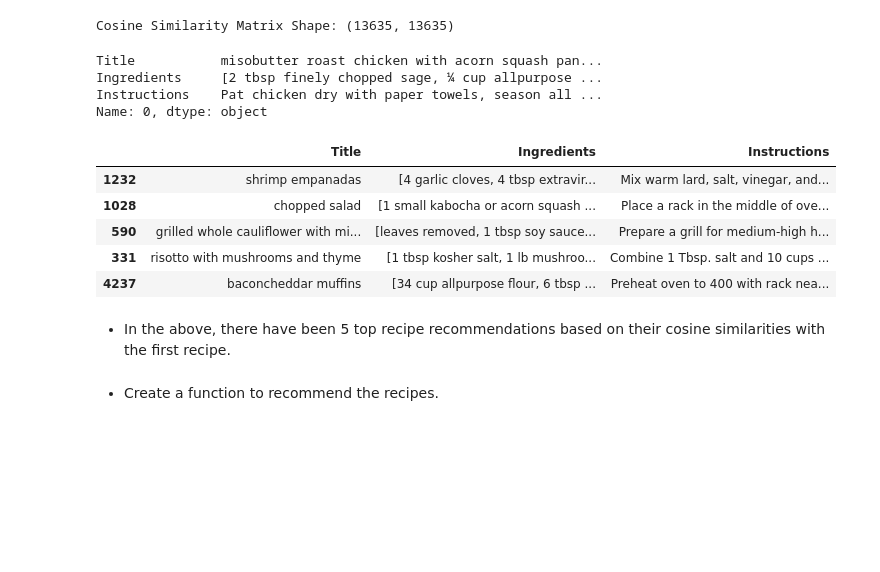
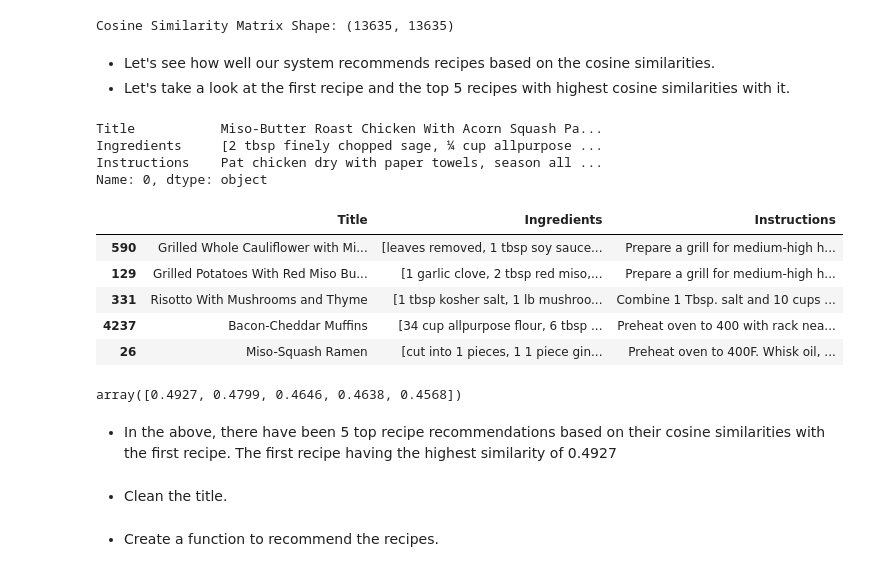
Before and after one commit to Matthewkarani/The-Boma-Pot, a Jupyter notebook: index.ipynb, the cells around one changed output. Cells and saved outputs as stored; diff of their text form; code cells hidden in the pictures; blank space fills up the shorter version.

```diff
--- a/index.ipynb
+++ b/index.ipynb
@@ -441,13 +435,0 @@ recommended_recipes
-# %%
-#perform TF-IDF on the ingredients column to get the similarity between the ingredients
-# Initialize the TfidfVectorizer
-combined_df['Ingredients'] = combined_df['Ingredients'].apply(lambda x: ', '.join(x))
-
-# Initialize the TfidfVectorizer
-tfidf = TfidfVectorizer(stop_words='english')
-
-# Fit and transform the ingredients
-tfidf_matrix = tfidf.fit_transform(combined_df['Ingredients'])
-
-# Check the shape of the matrix
-print(tfidf_matrix.shape)
@@ -586,4 +530,7 @@ cosine_sim = cosine_similarity(tfidf_matrix, tfidf_matrix)
 print(f'Cosine Similarity Matrix Shape: {cosine_sim.shape}')
 # %% [output]
 Cosine Similarity Matrix Shape: (13635, 13635)
+# %% [markdown]
+- Let's see how well our system recommends recipes based on the cosine similarities.
+- Let's take a look at the first recipe and the top 5 recipes with highest cosine similarities with it.
 # %%
@@ -593,20 +540,27 @@ similar_recipes = cosine_sim[0].argsort()[-6:-1]
 #display the first recipe
 combined_df.iloc[0][['Title', 'Ingredients', 'Instructions']]
 # %% [output]
-Title           misobutter roast chicken with acorn squash pan...
+Title           Miso-Butter Roast Chicken With Acorn Squash Pa...
 Ingredients     [2 tbsp finely chopped sage, ¼ cup allpurpose ...
 Instructions    Pat chicken dry with paper towels, season all ...
 Name: 0, dtype: object
 # %%
 # Display the similar recipes
-combined_df.iloc[similar_recipes][['Title', 'Ingredients', 'Instructions']]
+combined_df.iloc[similar_recipes][['Title', 'Ingredients', 'Instructions']][::-1]
 # %% [output]
 |  | Title | Ingredients | Instructions |
-| 1232 | shrimp empanadas | [4 garlic cloves, 4 tbsp extravir... | Mix warm lard, salt, vinegar, and... |
-| 1028 | chopped salad | [1 small kabocha or acorn squash ... | Place a rack in the middle of ove... |
-| 590 | grilled whole cauliflower with mi... | [leaves removed, 1 tbsp soy sauce... | Prepare a grill for medium-high h... |
-| 331 | risotto with mushrooms and thyme | [1 tbsp kosher salt, 1 lb mushroo... | Combine 1 Tbsp. salt and 10 cups ... |
-| 4237 | baconcheddar muffins | [34 cup allpurpose flour, 6 tbsp ... | Preheat oven to 400 with rack nea... |
+| 590 | Grilled Whole Cauliflower with Mi... | [leaves removed, 1 tbsp soy sauce... | Prepare a grill for medium-high h... |
+| 129 | Grilled Potatoes With Red Miso Bu... | [1 garlic clove, 2 tbsp red miso,... | Prepare a grill for medium-high h... |
+| 331 | Risotto With Mushrooms and Thyme | [1 tbsp kosher salt, 1 lb mushroo... | Combine 1 Tbsp. salt and 10 cups ... |
+| 4237 | Bacon-Cheddar Muffins | [34 cup allpurpose flour, 6 tbsp ... | Preheat oven to 400 with rack nea... |
+| 26 | Miso-Squash Ramen | [cut into 1 pieces, 1 1 piece gin... | Preheat oven to 400F. Whisk oil, ... |
+# %%
+#display the similarities of the first recipe with the top 5 similar recipes
+cosine_sim[0][similar_recipes][::-1].round(4)
+# %% [output]
+array([0.4927, 0.4799, 0.4646, 0.4638, 0.4568])
 # %% [markdown]
-- In the above, there have been 5 top recipe recommendations  based on their cosine similarities with the first recipe.
+- In the above, there have been 5 top recipe recommendations  based on their cosine similarities with the first recipe. The first recipe having the highest similarity of 0.4927
+# %% [markdown]
+- Clean the title.
 # %%
```
Also changed, not shown: parts of 16 cells of this notebook.
